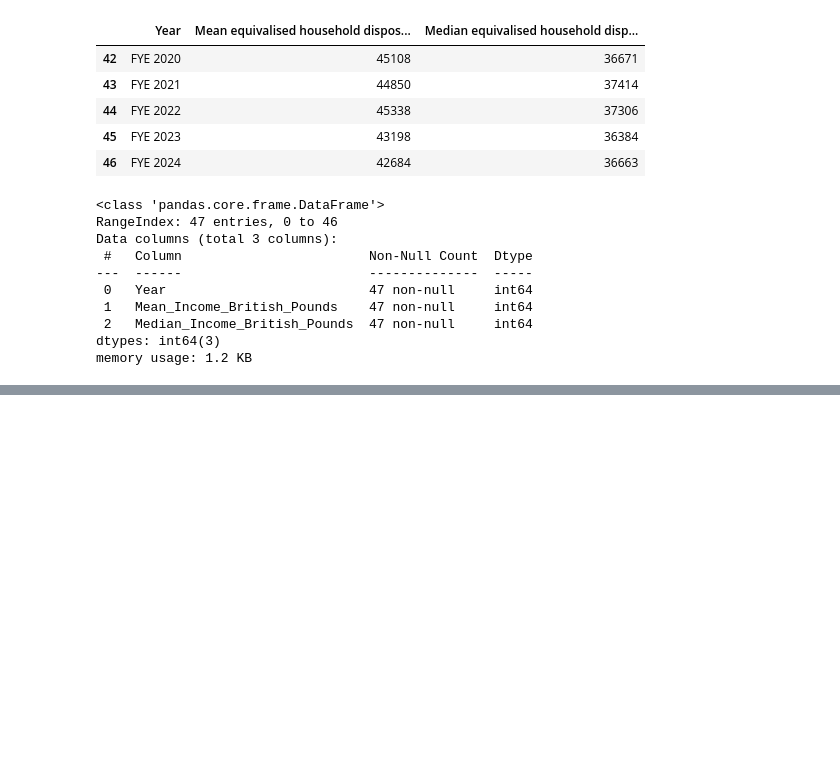
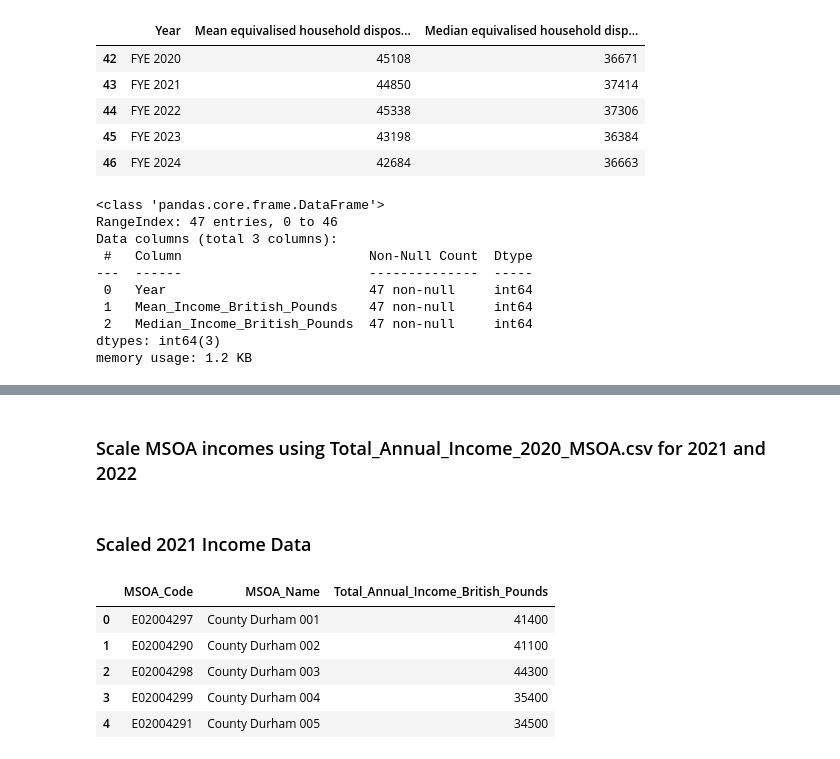
Before and after one commit to Sevinda-Herath/Predictive-Policing-in-the-London-Metropolitan-Police-District, a Jupyter notebook: main.ipynb, the cells around one changed output, grey strips where cells are left out. Cells and saved outputs as stored; diff of their text form; code cells hidden in the pictures; blank space fills up the shorter version.

```diff
--- a/main.ipynb
+++ b/main.ipynb
@@ -437,7 +712,7 @@ Income_Data_2023.info()
 # %% [markdown]
 ##### 4. 3. 3. 1. Rename Income 2020 Columns for Clarity
 # %%
-Income_Data_2020.rename(columns={
+Income_Data_2023.rename(columns={
     "MSOA code" : "MSOA_Code",
     "MSOA name" : "MSOA_Name",
     "Total annual income (£)" : "Total_Annual_Income_British_Pounds"
@@ -803,2 +1537,2 @@ memory usage: 562.7+ KB
 # %%
-Income_Data_2020_Simple = Income_Data_2020[["MSOA_Code", "MSOA_Name", "Total_Annual_Income_British_Pounds"]]
+Income_Data_2020_Simple = Income_Data_2020[["MSOA_Code", "MSOA_Name", "Total_Annual_Income_British_Pounds"]].copy()
@@ -870,0 +1605,13 @@ median_1977_2024_income.tail()
+# %% [markdown]
+### Scale MSOA incomes using Total_Annual_Income_2020_MSOA.csv for 2021 and 2022
+# %% [markdown]
+### Scaled 2021 Income Data
+# %%
+Income_Data_2020_Simple.head()
+# %% [output]
+|  | MSOA_Code | MSOA_Name | Total_Annual_Income_British_Pounds |
+| 0 | E02004297 | County Durham 001 | 41400 |
+| 1 | E02004290 | County Durham 002 | 41100 |
+| 2 | E02004298 | County Durham 003 | 44300 |
+| 3 | E02004299 | County Durham 004 | 35400 |
+| 4 | E02004291 | County Durham 005 | 34500 |
```
Also changed, not shown: parts of 86 cells of this notebook.
